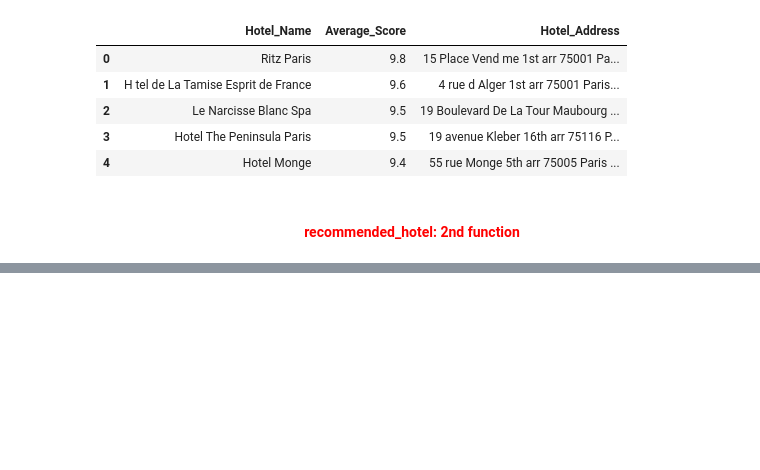
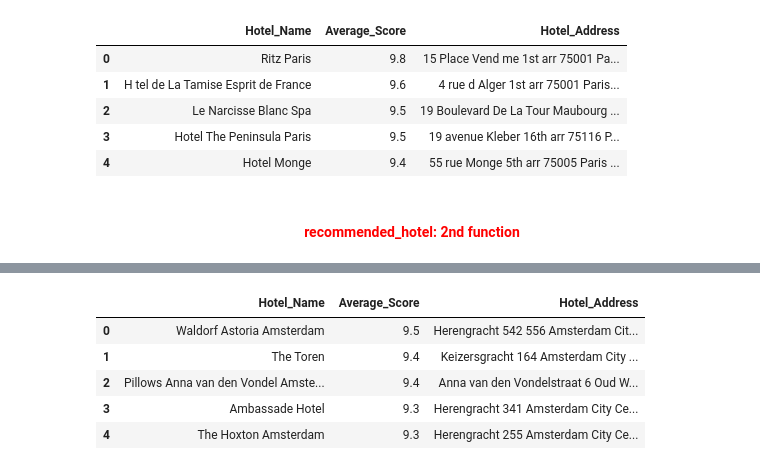
Before and after one commit to NANITH777/Hotel_Recommendation, a Jupyter notebook: hotel.ipynb, the cells around one changed output, grey strips where cells are left out. Drawn from its saved outputs; the diff is of its cells as text; code cells hidden in the pictures; blank space fills up the shorter version.

```diff
--- a/hotel.ipynb
+++ b/hotel.ipynb
@@ -335,0 +354,9 @@ def recommend_hotel2(location, description):
+# %%
+recommend_hotel2('Netherlands','I am going for a business trip to a city center with good conference facilities.')
+# %% [output]
+|  | Hotel_Name | Average_Score | Hotel_Address |
+| 0 | Waldorf Astoria Amsterdam | 9.5 | Herengracht 542 556 Amsterdam Cit... |
+| 1 | The Toren | 9.4 | Keizersgracht 164 Amsterdam City ... |
+| 2 | Pillows Anna van den Vondel Amste... | 9.4 | Anna van den Vondelstraat 6 Oud W... |
+| 3 | Ambassade Hotel | 9.3 | Herengracht 341 Amsterdam City Ce... |
+| 4 | The Hoxton Amsterdam | 9.3 | Herengracht 255 Amsterdam City Ce... |
```
Also changed, not shown: parts of 3 cells of this notebook.
